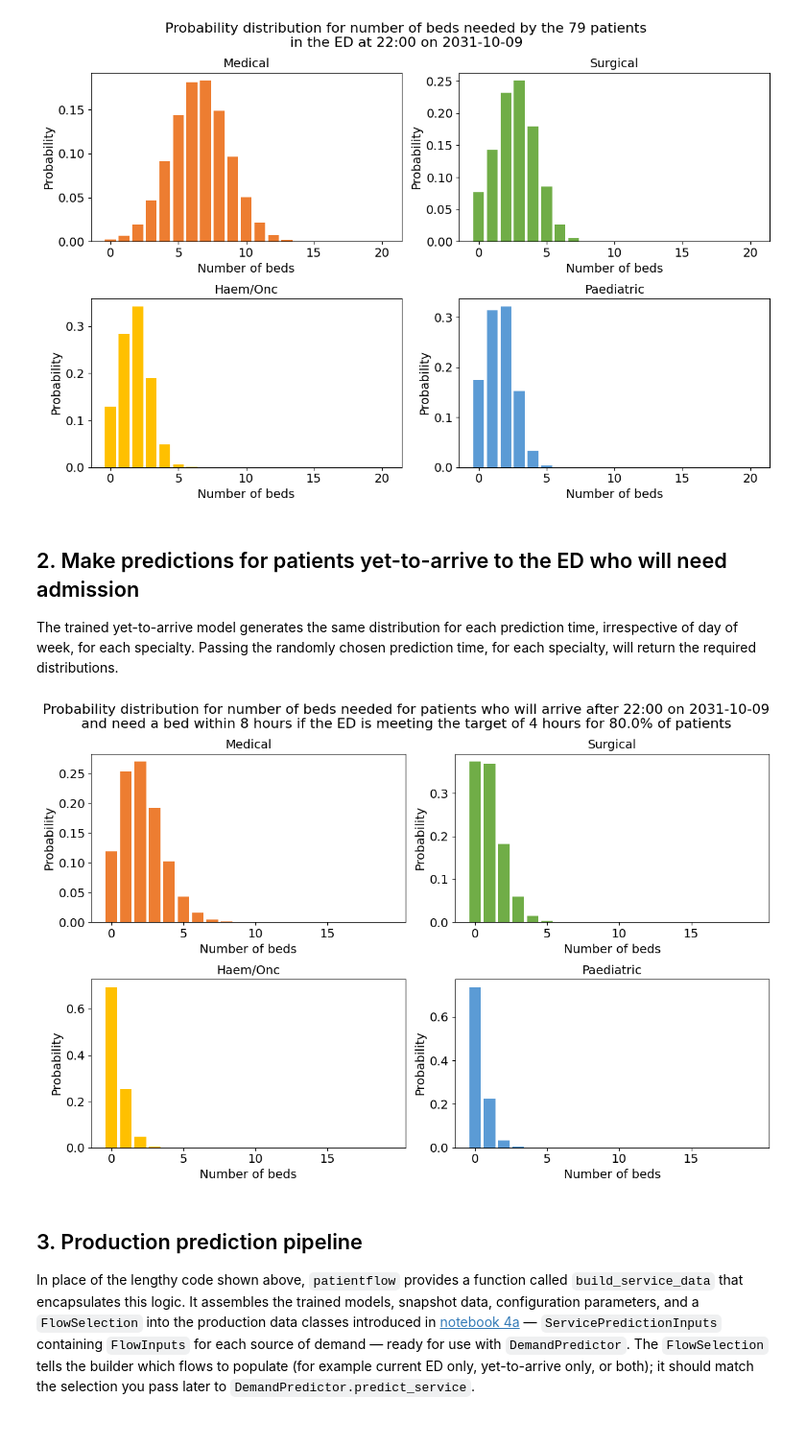
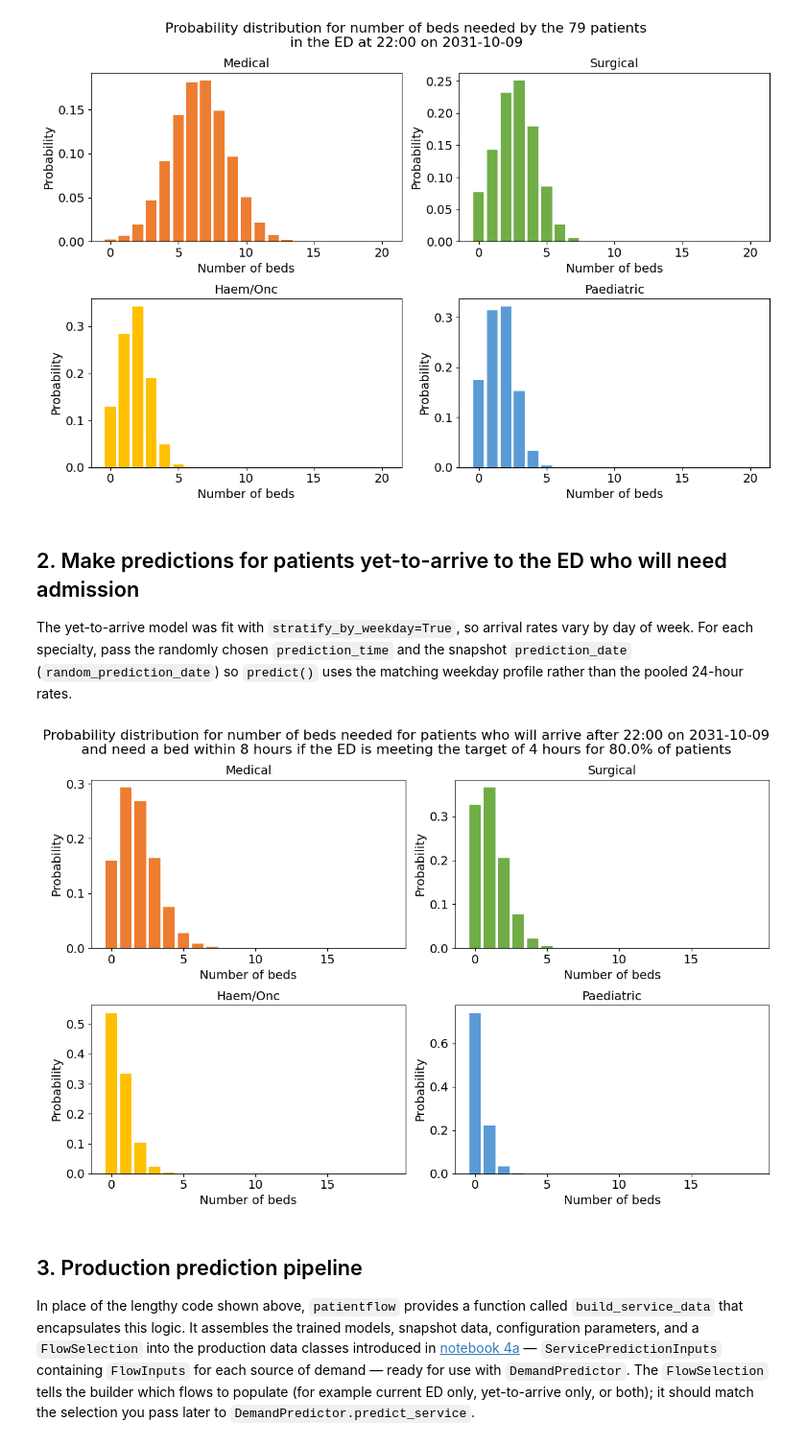
Before and after one commit to UCL-CORU/patientflow, a Jupyter notebook: notebooks/4c_Predict_demand.ipynb, the cells around one changed output. Shown at 96% size. Drawn from its saved outputs; the diff is of its cells as text; code cells hidden in the pictures.

```diff
--- a/notebooks/4c_Predict_demand.ipynb
+++ b/notebooks/4c_Predict_demand.ipynb
@@ -429,37 +429,38 @@ plt.show()
 # %% [markdown]
 ## 2. Make predictions for patients yet-to-arrive to the ED who will need admission
 
-The trained yet-to-arrive model generates the same distribution for each prediction time, irrespective of day of week, for each specialty. Passing the randomly chosen prediction time, for each specialty, will return the required distributions.
+The yet-to-arrive model was fit with `stratify_by_weekday=True`, so arrival rates vary by day of week. For each specialty, pass the randomly chosen `prediction_time` and the snapshot `prediction_date` (`random_prediction_date`) so `predict()` uses the matching weekday profile rather than the pooled 24-hour rates.
 # %%
 fig, axes = plt.subplots(2, 2, figsize=(12, 8))
 
 for ax, specialty in zip(axes.flat, plot_order):
 
     weighted_poisson_prediction = yta_model_by_spec.predict(
         prediction_time=random_prediction_time,
         prediction_window=prediction_window,
         filter_keys=specialty,
+        prediction_date=random_prediction_date,
         x1=x1, y1=y1, x2=x2, y2=y2)
     title = specialty.title()
     plot_prob_dist(weighted_poisson_prediction[specialty], title,
         include_titles=True,
         truncate_at_beds=20,
         bar_colour=spec_colour_dict["single"].get(specialty, "#5B9BD5"),
         ax=ax,
         text_size=14,
     )
 
 fig.suptitle(
     f'Probability distribution for number of beds needed for patients '
     f'who will arrive after {format_prediction_time((random_prediction_time))} on {random_prediction_date}\n'
     f'and need a bed within 8 hours '
     f'if the ED is meeting the target of {int(x1)} hours for {y1*100}% of patients',
     fontsize=16,
 )
 fig.tight_layout()
 plt.show()
 # %% [output]
-[figure, old version]
+[figure, new version]
 # %% [markdown]
 ##  3. Production prediction pipeline
 
```
Also changed, not shown: parts of 7 cells of this notebook, 23 other files.
